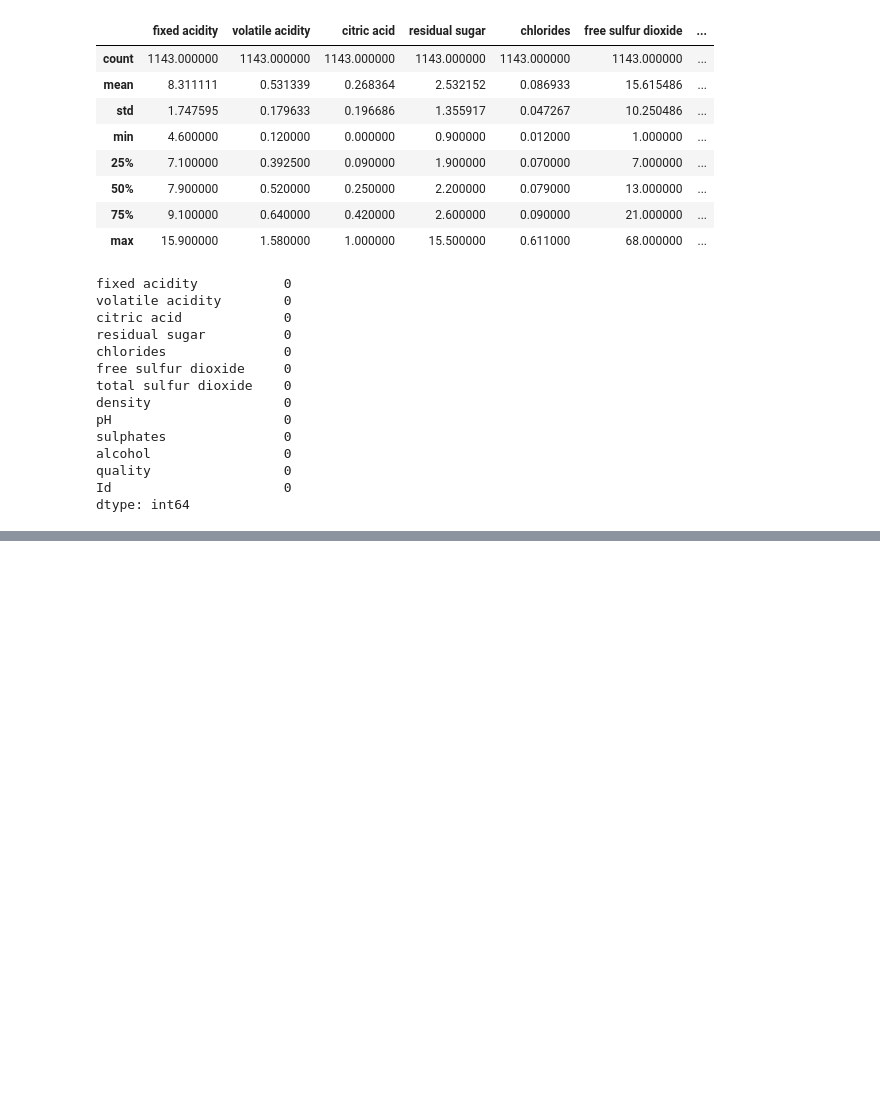
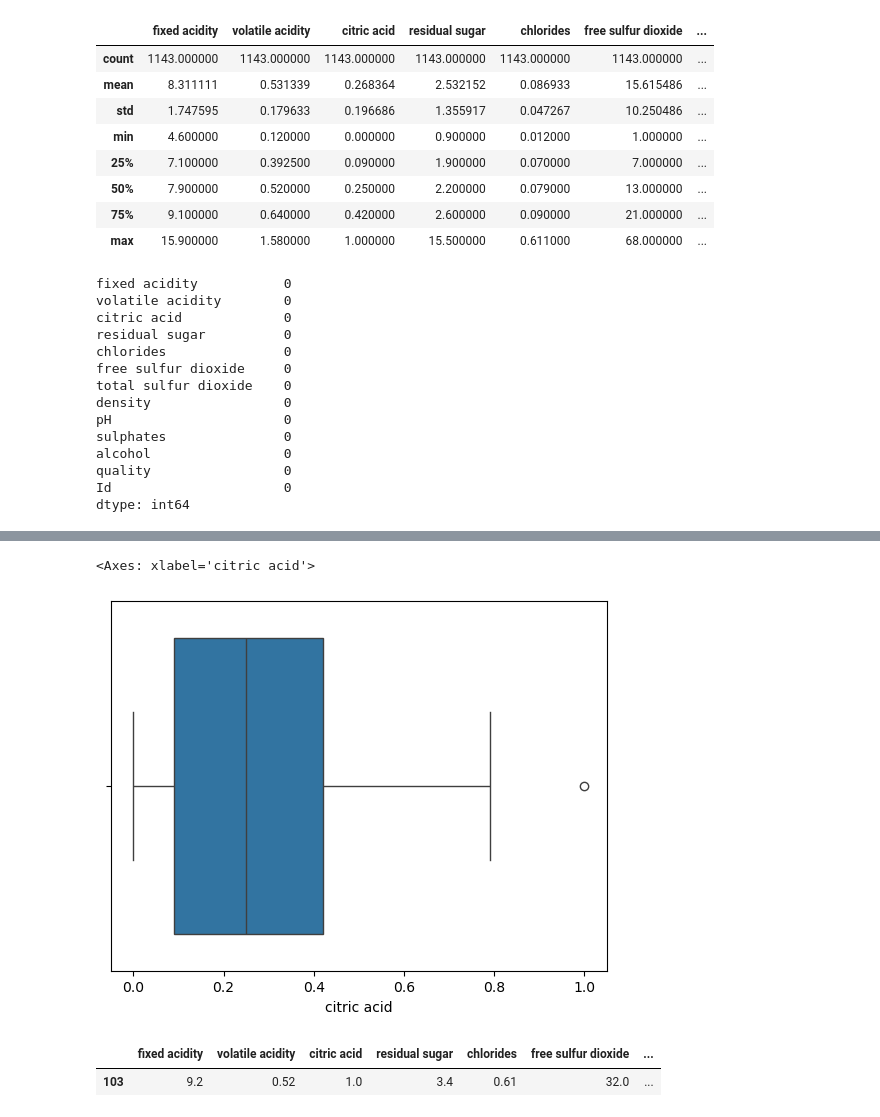
Before and after one commit to virvihuta/wine-classification-analysis, a Jupyter notebook: main.ipynb, the cells around one changed output, grey strips where cells are left out. Saved outputs shown, nothing was run; the diff lists cells and outputs as text; code cells hidden in the pictures; blank space fills up the shorter version.

```diff
--- a/main.ipynb
+++ b/main.ipynb
@@ -78,0 +132,10 @@ dtype: int64
+# %%
+sns.boxplot(data=df, x=df['citric acid'])
+# %% [output]
+<Axes: xlabel='citric acid'>
+[figure, added]
+# %%
+df.query('`citric acid` > 0.9')
+# %% [output]
+|  | fixed acidity | volatile acidity | citric acid | residual sugar | chlorides | free sulfur dioxide | ... |
+| 103 | 9.2 | 0.52 | 1.0 | 3.4 | 0.61 | 32.0 | ... |
```
Also changed, not shown: parts of 23 cells of this notebook.
